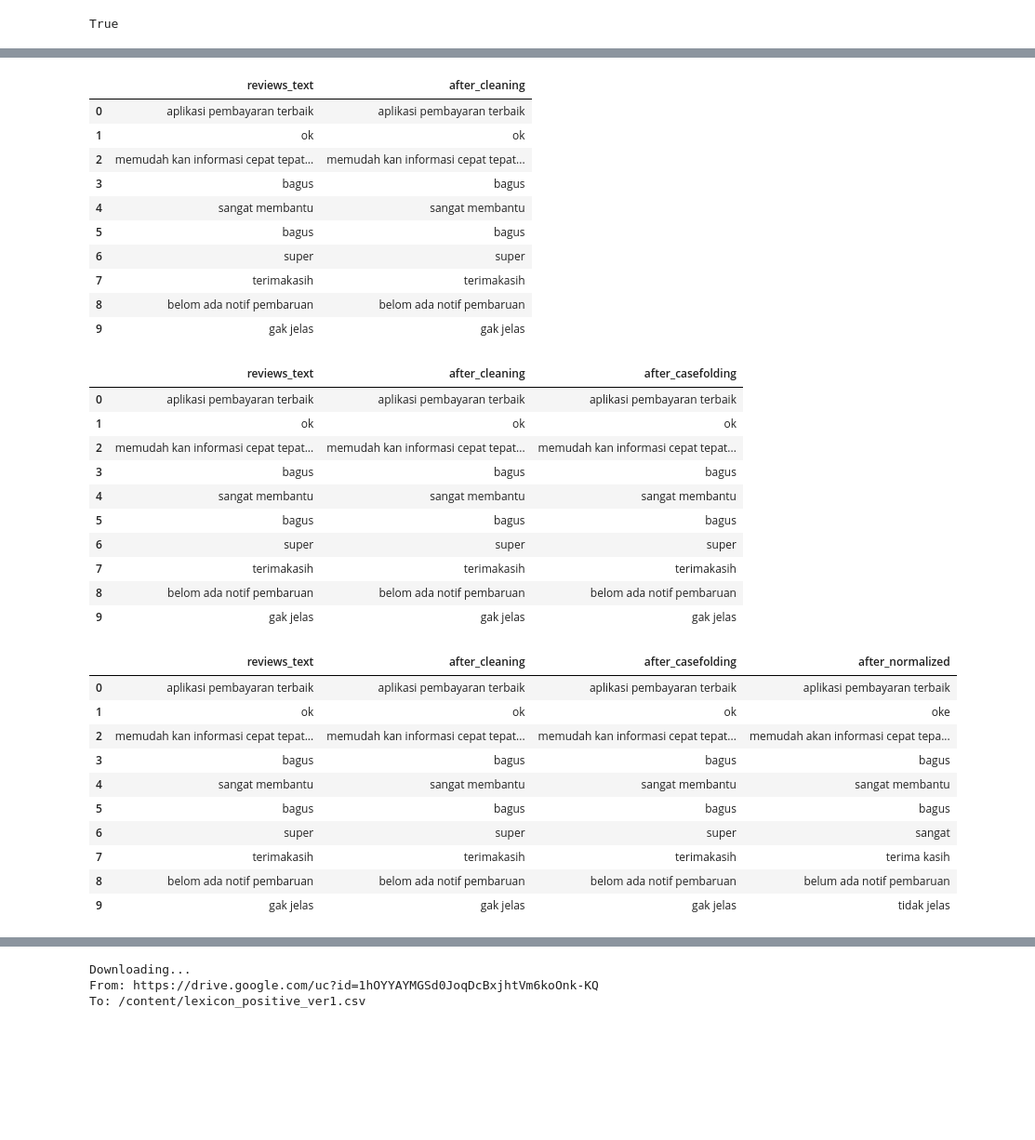
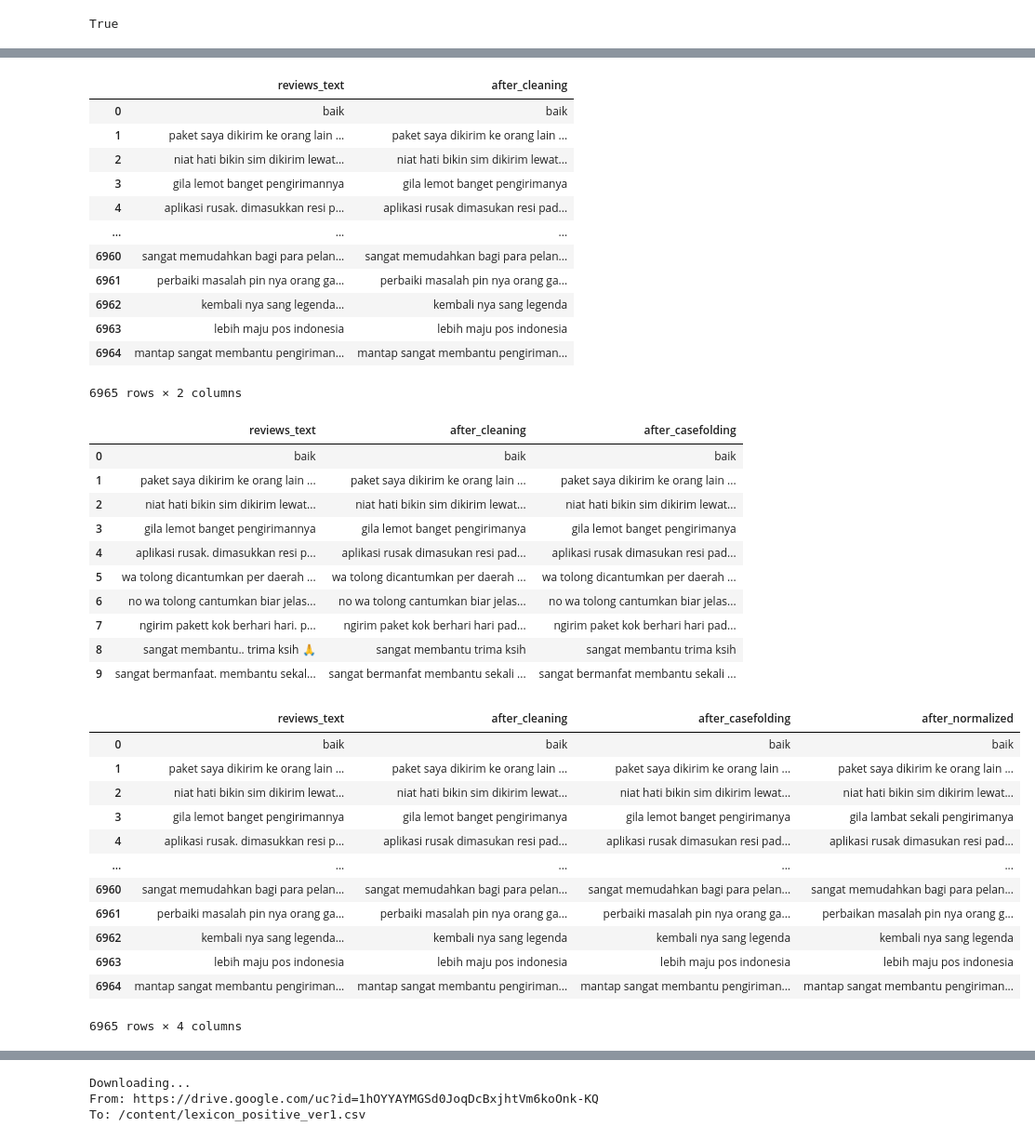
Before and after one commit to AhmadMugiar/WEB_SCRAPPING_KP, a Jupyter notebook: Analisis_Sentimen_Aplikasi_PosAgen.ipynb, the cells around one changed output, grey strips where cells are left out. Shown at 93% size. Drawn from its saved outputs; the diff is of its cells as text; code cells hidden in the pictures; blank space fills up the shorter version.

```diff
--- a/Analisis_Sentimen_Aplikasi_PosAgen.ipynb
+++ b/Analisis_Sentimen_Aplikasi_PosAgen.ipynb
@@ -70,4 +72,4 @@ True
 # %%
-data = pd.read_csv('/content/Scrapping_Clean_PosAgen.csv')
+data = pd.read_csv('/content/PosAja_Final.csv')
 data
 # %% [output]
@@ -152,51 +179,55 @@ def toSentence(list_words):
 # %%
 data['after_cleaning'] = data['reviews_text'].apply(cleaningText)
 # %%
-data[['reviews_text', 'after_cleaning']].head(10)
+data[['reviews_text', 'after_cleaning']]
 # %% [output]
 |  | reviews_text | after_cleaning |
-| 0 | aplikasi pembayaran terbaik | aplikasi pembayaran terbaik |
-| 1 | ok | ok |
-| 2 | memudah kan informasi cepat tepat... | memudah kan informasi cepat tepat... |
-| 3 | bagus | bagus |
-| 4 | sangat membantu | sangat membantu |
-| 5 | bagus | bagus |
-| 6 | super | super |
-| 7 | terimakasih | terimakasih |
-| 8 | belom ada notif pembaruan | belom ada notif pembaruan |
-| 9 | gak jelas | gak jelas |
+| 0 | baik | baik |
+| 1 | paket saya dikirim ke orang lain ... | paket saya dikirim ke orang lain ... |
+| 2 | niat hati bikin sim dikirim lewat... | niat hati bikin sim dikirim lewat... |
+| 3 | gila lemot banget pengirimannya | gila lemot banget pengirimanya |
+| 4 | aplikasi rusak. dimasukkan resi p... | aplikasi rusak dimasukan resi pad... |
+| ... | ... | ... |
+| 6960 | sangat memudahkan bagi para pelan... | sangat memudahkan bagi para pelan... |
+| 6961 | perbaiki masalah pin nya orang ga... | perbaiki masalah pin nya orang ga... |
+| 6962 | kembali nya sang legenda... | kembali nya sang legenda |
+| 6963 | lebih maju pos indonesia | lebih maju pos indonesia |
+| 6964 | mantap sangat membantu pengiriman... | mantap sangat membantu pengiriman... |
+6965 rows × 2 columns
 # %%
 data['after_casefolding'] = data['after_cleaning'].apply(casefoldingText)
 # %%
 data[['reviews_text', 'after_cleaning', 'after_casefolding']].head(10)
 # %% [output]
 |  | reviews_text | after_cleaning | after_casefolding |
-| 0 | aplikasi pembayaran terbaik | aplikasi pembayaran terbaik | aplikasi pembayaran terbaik |
-| 1 | ok | ok | ok |
-| 2 | memudah kan informasi cepat tepat... | memudah kan informasi cepat tepat... | memudah kan informasi cepat tepat... |
-| 3 | bagus | bagus | bagus |
-| 4 | sangat membantu | sangat membantu | sangat membantu |
-| 5 | bagus | bagus | bagus |
-| 6 | super | super | super |
-| 7 | terimakasih | terimakasih | terimakasih |
-| 8 | belom ada notif pembaruan | belom ada notif pembaruan | belom ada notif pembaruan |
-| 9 | gak jelas | gak jelas | gak jelas |
+| 0 | baik | baik | baik |
+| 1 | paket saya dikirim ke orang lain ... | paket saya dikirim ke orang lain ... | paket saya dikirim ke orang lain ... |
+| 2 | niat hati bikin sim dikirim lewat... | niat hati bikin sim dikirim lewat... | niat hati bikin sim dikirim lewat... |
+| 3 | gila lemot banget pengirimannya | gila lemot banget pengirimanya | gila lemot banget pengirimanya |
+| 4 | aplikasi rusak. dimasukkan resi p... | aplikasi rusak dimasukan resi pad... | aplikasi rusak dimasukan resi pad... |
+| 5 | wa tolong dicantumkan per daerah ... | wa tolong dicantumkan per daerah ... | wa tolong dicantumkan per daerah ... |
+| 6 | no wa tolong cantumkan biar jelas... | no wa tolong cantumkan biar jelas... | no wa tolong cantumkan biar jelas... |
+| 7 | ngirim pakett kok berhari hari. p... | ngirim paket kok berhari hari pad... | ngirim paket kok berhari hari pad... |
+| 8 | sangat membantu.. trima ksih 🙏 | sangat membantu trima ksih | sangat membantu trima ksih |
+| 9 | sangat bermanfaat. membantu sekal... | sangat bermanfat membantu sekali ... | sangat bermanfat membantu sekali ... |
 # %%
 data['after_normalized'] = data['after_casefolding'].apply(lambda x: normalize_slang(x, slang_dict))
 # %%
-data[['reviews_text', 'after_cleaning', 'after_casefolding', 'after_normalized']].head(10)
+data[['reviews_text', 'after_cleaning', 'after_casefolding', 'after_normalized']]
 # %% [output]
 |  | reviews_text | after_cleaning | after_casefolding | after_normalized |
-| 0 | aplikasi pembayaran terbaik | aplikasi pembayaran terbaik | aplikasi pembayaran terbaik | aplikasi pembayaran terbaik |
-| 1 | ok | ok | ok | oke |
-| 2 | memudah kan informasi cepat tepat... | memudah kan informasi cepat tepat... | memudah kan informasi cepat tepat... | memudah akan informasi cepat tepa... |
-| 3 | bagus | bagus | bagus | bagus |
-| 4 | sangat membantu | sangat membantu | sangat membantu | sangat membantu |
-| 5 | bagus | bagus | bagus | bagus |
-| 6 | super | super | super | sangat |
-| 7 | terimakasih | terimakasih | terimakasih | terima kasih |
-| 8 | belom ada notif pembaruan | belom ada notif pembaruan | belom ada notif pembaruan | belum ada notif pembaruan |
-| 9 | gak jelas | gak jelas | gak jelas | tidak jelas |
+| 0 | baik | baik | baik | baik |
+| 1 | paket saya dikirim ke orang lain ... | paket saya dikirim ke orang lain ... | paket saya dikirim ke orang lain ... | paket saya dikirim ke orang lain ... |
+| 2 | niat hati bikin sim dikirim lewat... | niat hati bikin sim dikirim lewat... | niat hati bikin sim dikirim lewat... | niat hati bikin sim dikirim lewat... |
+| 3 | gila lemot banget pengirimannya | gila lemot banget pengirimanya | gila lemot banget pengirimanya | gila lambat sekali pengirimanya |
+| 4 | aplikasi rusak. dimasukkan resi p... | aplikasi rusak dimasukan resi pad... | aplikasi rusak dimasukan resi pad... | aplikasi rusak dimasukan resi pad... |
+| ... | ... | ... | ... | ... |
+| 6960 | sangat memudahkan bagi para pelan... | sangat memudahkan bagi para pelan... | sangat memudahkan bagi para pelan... | sangat memudahkan bagi para pelan... |
+| 6961 | perbaiki masalah pin nya orang ga... | perbaiki masalah pin nya orang ga... | perbaiki masalah pin nya orang ga... | perbaikan masalah pin nya orang g... |
+| 6962 | kembali nya sang legenda... | kembali nya sang legenda | kembali nya sang legenda | kembali nya sang legenda |
+| 6963 | lebih maju pos indonesia | lebih maju pos indonesia | lebih maju pos indonesia | lebih maju pos indonesia |
+| 6964 | mantap sangat membantu pengiriman... | mantap sangat membantu pengiriman... | mantap sangat membantu pengiriman... | mantap sangat membantu pengiriman... |
+6965 rows × 4 columns
 # %%
 data['after_tokenizing'] = data['after_normalized'].apply(tokenizingText)
 # %%
```
Also changed, not shown: parts of 25 cells of this notebook.
